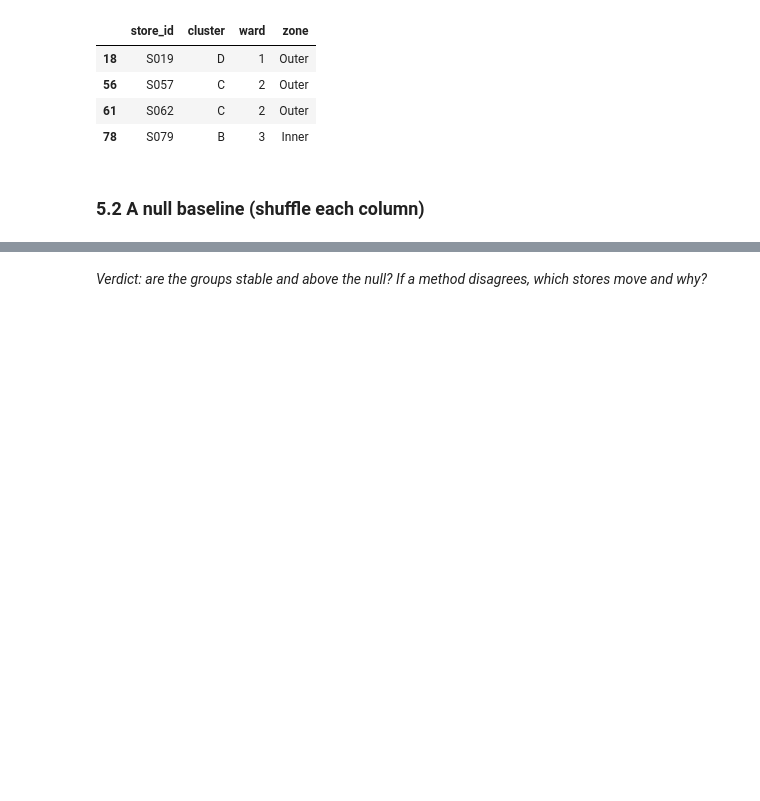
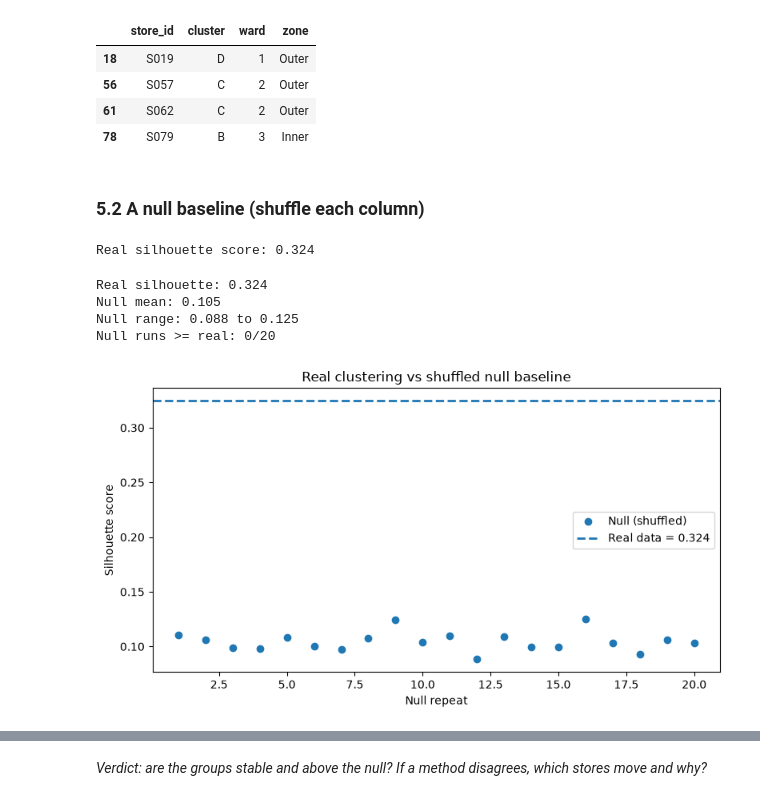
Before and after one commit to hwinhwork-dot/DataViz_Day04_Group, a Jupyter notebook: homework/gh4_gomart_stores/GH4_Team10.ipynb, the cells around one changed output, grey strips where cells are left out. Drawn from its saved outputs; the diff is of its cells as text; code cells hidden in the pictures; blank space fills up the shorter version.

Commit message:
Complete Task 5.2 null baseline and verdict

```diff
--- a/homework/gh4_gomart_stores/GH4_Team10.ipynb
+++ b/homework/gh4_gomart_stores/GH4_Team10.ipynb
@@ -623,3 +625,73 @@ Stores classified differently (4/140 stores, 2.9%):
 | 78 | S079 | B | 3 | Inner |
 # %% [markdown]
 ### 5.2 A null baseline (shuffle each column)
+# %%
+# Task 5.2 · Null baseline by independently shuffling each feature
+
+# Silhouette score of the real clustering
+real_silhouette = silhouette_score(Z, df["cluster_raw"])
+
+print(f"Real silhouette score: {real_silhouette:.3f}")
+# %% [output]
+Real silhouette score: 0.324
+# %%
+# Create null datasets by independently shuffling each feature
+
+rng = np.random.default_rng(42)
+n_repeats = 20
+null_silhouettes = []
+
+for i in range(n_repeats):
+    # Make a copy of the standardized data
+    Z_null = Z.copy()
+
+    # Shuffle each feature independently
+    for j in range(Z_null.shape[1]):
+        Z_null[:, j] = rng.permutation(Z_null[:, j])
+
+    # Run KMeans with the same k = 5
+    km_null = KMeans(n_clusters=K, n_init=10, random_state=i)
+    null_labels = km_null.fit_predict(Z_null)
+
+    # Calculate silhouette score
+    null_score = silhouette_score(Z_null, null_labels)
+    null_silhouettes.append(null_score)
+
+null_silhouettes = np.array(null_silhouettes)
+
+print(f"Real silhouette: {real_silhouette:.3f}")
+print(f"Null mean: {null_silhouettes.mean():.3f}")
+print(f"Null range: {null_silhouettes.min():.3f} to {null_silhouettes.max():.3f}")
+print(f"Null runs >= real: {(null_silhouettes >= real_silhouette).sum()}/{n_repeats}")
+# %% [output]
+Real silhouette: 0.324
+Null mean: 0.105
+Null range: 0.088 to 0.125
+Null runs >= real: 0/20
+# %%
+# Visual comparison: real silhouette vs null baseline
+
+fig, ax = plt.subplots(figsize=(8, 4.5))
+
+ax.scatter(
+    range(1, n_repeats + 1),
+    null_silhouettes,
+    label="Null (shuffled)"
+)
+
+ax.axhline(
+    real_silhouette,
+    linestyle="--",
+    linewidth=2,
+    label=f"Real data = {real_silhouette:.3f}"
+)
+
+ax.set_xlabel("Null repeat")
+ax.set_ylabel("Silhouette score")
+ax.set_title("Real clustering vs shuffled null baseline")
+ax.legend()
+
+plt.tight_layout()
+plt.show()
+# %% [output]
+[figure, added]
```
Also changed, not shown: parts of 5 cells of this notebook.
